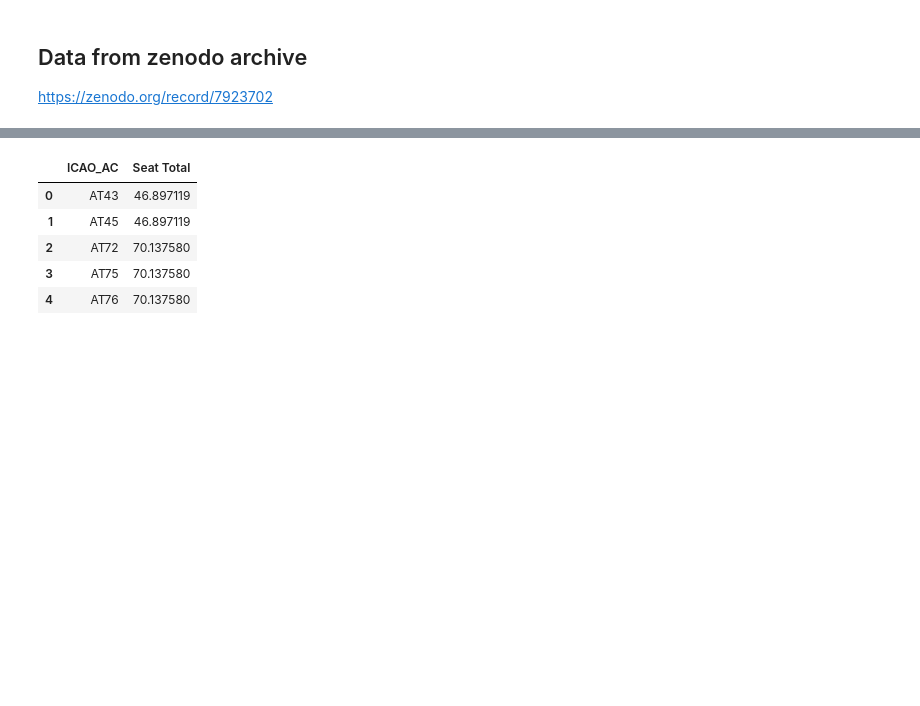
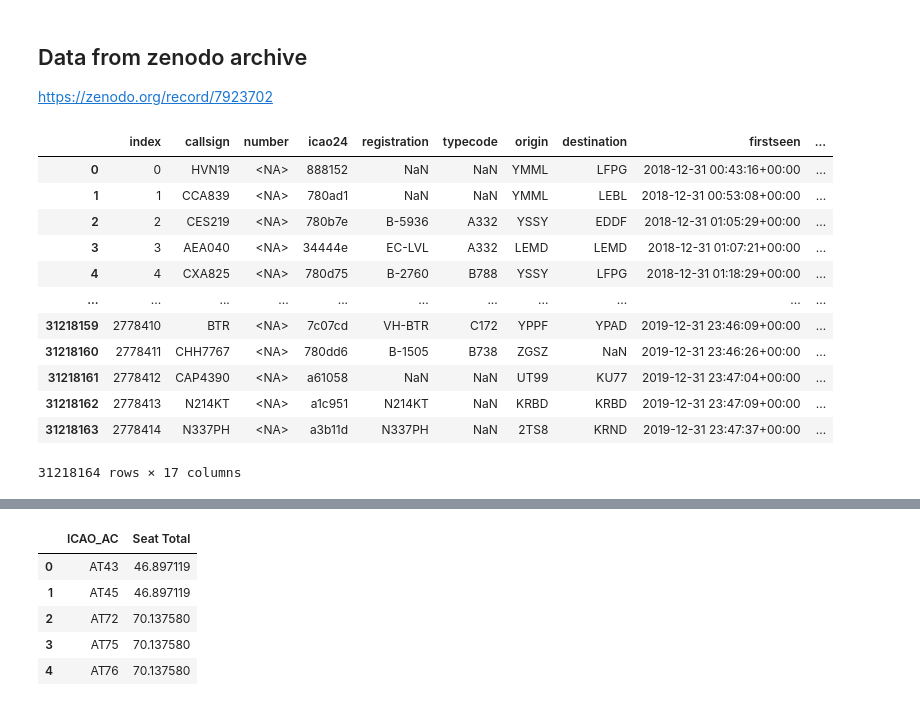
Before and after one commit to AeroMAPS/AeroSCOPE_dataset, a Jupyter notebook: aeroscope/04_bis_opensky_standalone/osky_data_extraction_standalone.ipynb, the cells around one changed output, grey strips where cells are left out. Drawn from its saved outputs; the diff is of its cells as text; code cells hidden in the pictures; blank space fills up the shorter version.

```diff
--- a/aeroscope/04_bis_opensky_standalone/osky_data_extraction_standalone.ipynb
+++ b/aeroscope/04_bis_opensky_standalone/osky_data_extraction_standalone.ipynb
@@ -38 +30,17 @@ import open_sky
+# %%
+opensky_2019
+# %% [output]
+|  | index | callsign | number | icao24 | registration | typecode | origin | destination | firstseen | ... |
+| 0 | 0 | HVN19 | <NA> | 888152 | NaN | NaN | YMML | LFPG | 2018-12-31 00:43:16+00:00 | ... |
+| 1 | 1 | CCA839 | <NA> | 780ad1 | NaN | NaN | YMML | LEBL | 2018-12-31 00:53:08+00:00 | ... |
+| 2 | 2 | CES219 | <NA> | 780b7e | B-5936 | A332 | YSSY | EDDF | 2018-12-31 01:05:29+00:00 | ... |
+| 3 | 3 | AEA040 | <NA> | 34444e | EC-LVL | A332 | LEMD | LEMD | 2018-12-31 01:07:21+00:00 | ... |
+| 4 | 4 | CXA825 | <NA> | 780d75 | B-2760 | B788 | YSSY | LFPG | 2018-12-31 01:18:29+00:00 | ... |
+| ... | ... | ... | ... | ... | ... | ... | ... | ... | ... | ... |
+| 31218159 | 2778410 | BTR | <NA> | 7c07cd | VH-BTR | C172 | YPPF | YPAD | 2019-12-31 23:46:09+00:00 | ... |
+| 31218160 | 2778411 | CHH7767 | <NA> | 780dd6 | B-1505 | B738 | ZGSZ | NaN | 2019-12-31 23:46:26+00:00 | ... |
+| 31218161 | 2778412 | CAP4390 | <NA> | a61058 | NaN | NaN | UT99 | KU77 | 2019-12-31 23:47:04+00:00 | ... |
+| 31218162 | 2778413 | N214KT | <NA> | a1c951 | N214KT | NaN | KRBD | KRBD | 2019-12-31 23:47:09+00:00 | ... |
+| 31218163 | 2778414 | N337PH | <NA> | a3b11d | N337PH | NaN | 2TS8 | KRND | 2019-12-31 23:47:37+00:00 | ... |
+31218164 rows × 17 columns
 # %%
```
Also changed, not shown: parts of 7 cells of this notebook, 3 other files.
